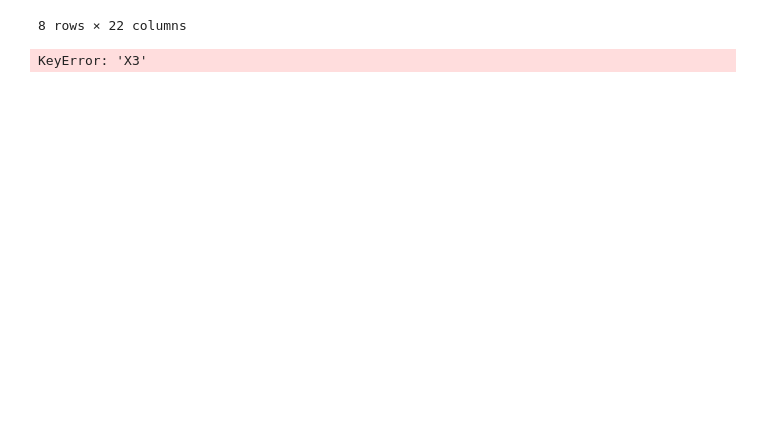
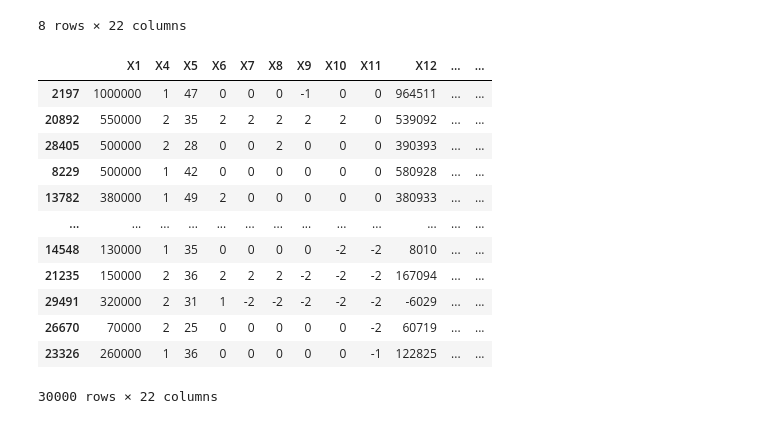
Before and after one commit to TheUnnamedOne-design/Generative-AI-and-Machine-Learning, a Jupyter notebook: Learning_Codes/Pandas_Fundamentals.ipynb, the cells around one changed output. Cells and saved outputs as stored; diff of their text form; code cells hidden in the pictures; blank space fills up the shorter version.

```diff
--- a/Learning_Codes/Pandas_Fundamentals.ipynb
+++ b/Learning_Codes/Pandas_Fundamentals.ipynb
@@ -187,12 +187,22 @@ df.describe()
 # %%
 # -- Value counts -----------------------------------------
 df["X1"].value_counts()
 
-# -- Groupby ----------------------------------------------
-df.groupby("X1")["X5"].mean()
 
 # -- Sorting ----------------------------------------------
-df.sort_values("X3", ascending=False)
+df.sort_values("X16", ascending=False)
 # %% [output]
+|  | X1 | X4 | X5 | X6 | X7 | X8 | X9 | X10 | X11 | X12 | ... | ... |
+| 2197 | 1000000 | 1 | 47 | 0 | 0 | 0 | -1 | 0 | 0 | 964511 | ... | ... |
+| 20892 | 550000 | 2 | 35 | 2 | 2 | 2 | 2 | 2 | 0 | 539092 | ... | ... |
+| 28405 | 500000 | 2 | 28 | 0 | 0 | 2 | 0 | 0 | 0 | 390393 | ... | ... |
+| 8229 | 500000 | 1 | 42 | 0 | 0 | 0 | 0 | 0 | 0 | 580928 | ... | ... |
+| 13782 | 380000 | 1 | 49 | 2 | 0 | 0 | 0 | 0 | 0 | 380933 | ... | ... |
+| ... | ... | ... | ... | ... | ... | ... | ... | ... | ... | ... | ... | ... |
+| 14548 | 130000 | 1 | 35 | 0 | 0 | 0 | 0 | -2 | -2 | 8010 | ... | ... |
+| 21235 | 150000 | 2 | 36 | 2 | 2 | 2 | -2 | -2 | -2 | 167094 | ... | ... |
+| 29491 | 320000 | 2 | 31 | 1 | -2 | -2 | -2 | -2 | -2 | -6029 | ... | ... |
+| 26670 | 70000 | 2 | 25 | 0 | 0 | 0 | 0 | 0 | -2 | 60719 | ... | ... |
+| 23326 | 260000 | 1 | 36 | 0 | 0 | 0 | 0 | 0 | -1 | 122825 | ... | ... |
-KeyError: 'X3'
+30000 rows × 22 columns
 # %%
```
Also changed, not shown: parts of 1 cell of this notebook.
